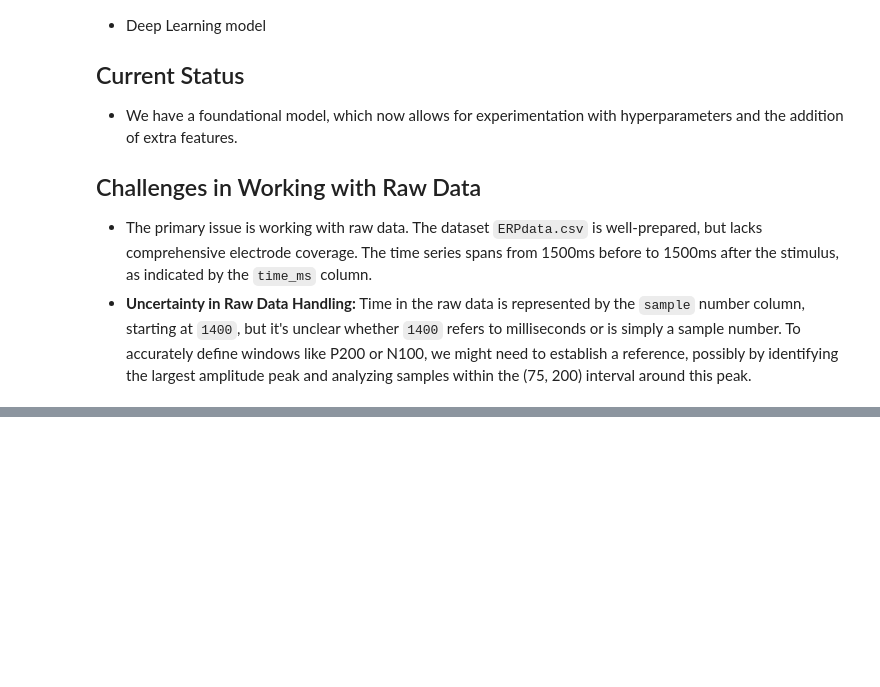
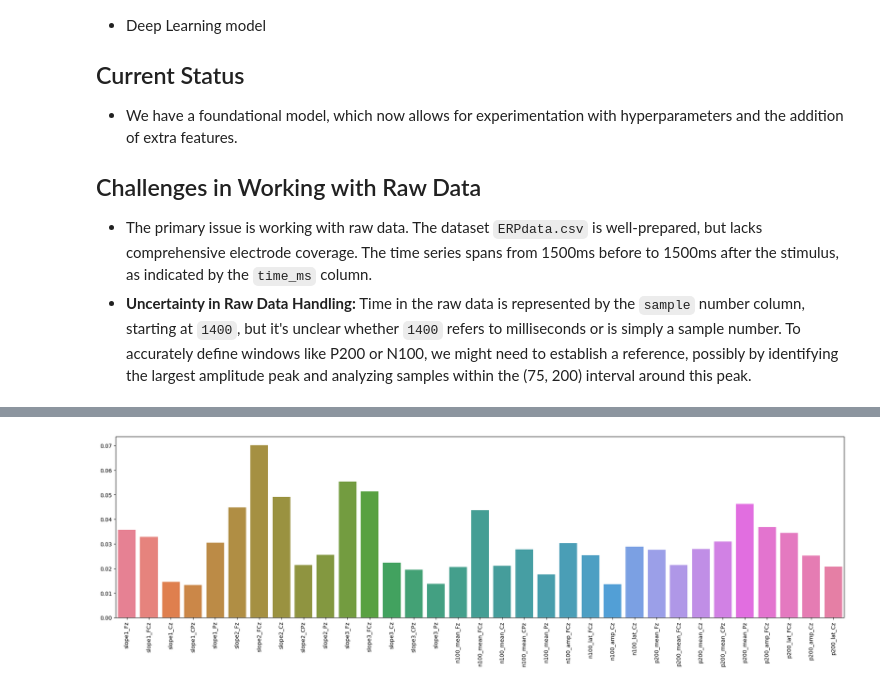
Before and after one commit to Fl0k3n/neuro-proj, a Jupyter notebook: Schizo_RandomForest.ipynb, the cells around one changed output, grey strips where cells are left out. Saved outputs shown, nothing was run; the diff lists cells and outputs as text; code cells hidden in the pictures; blank space fills up the shorter version.

Commit message:
use more features for random forest

```diff
--- a/Schizo_RandomForest.ipynb
+++ b/Schizo_RandomForest.ipynb
@@ -294,0 +557,2 @@ In the previous section, we accomplished the following:
+# %%
+X, Y, idx, feature_names = create_rf_features()
@@ -294,0 +593,8 @@ In the previous section, we accomplished the following:
+# %%
+clf = RandomForestClassifier(n_estimators=100).fit(X, Y)
+plt.figure(figsize=(24, 6))
+sns.barplot(pd.DataFrame(clf.feature_importances_.reshape(1, -1), columns=feature_names))
+plt.xticks(rotation=90)
+plt.show()
+# %% [output]
+[figure, added]
```
Also changed, not shown: parts of 32 cells of this notebook.
